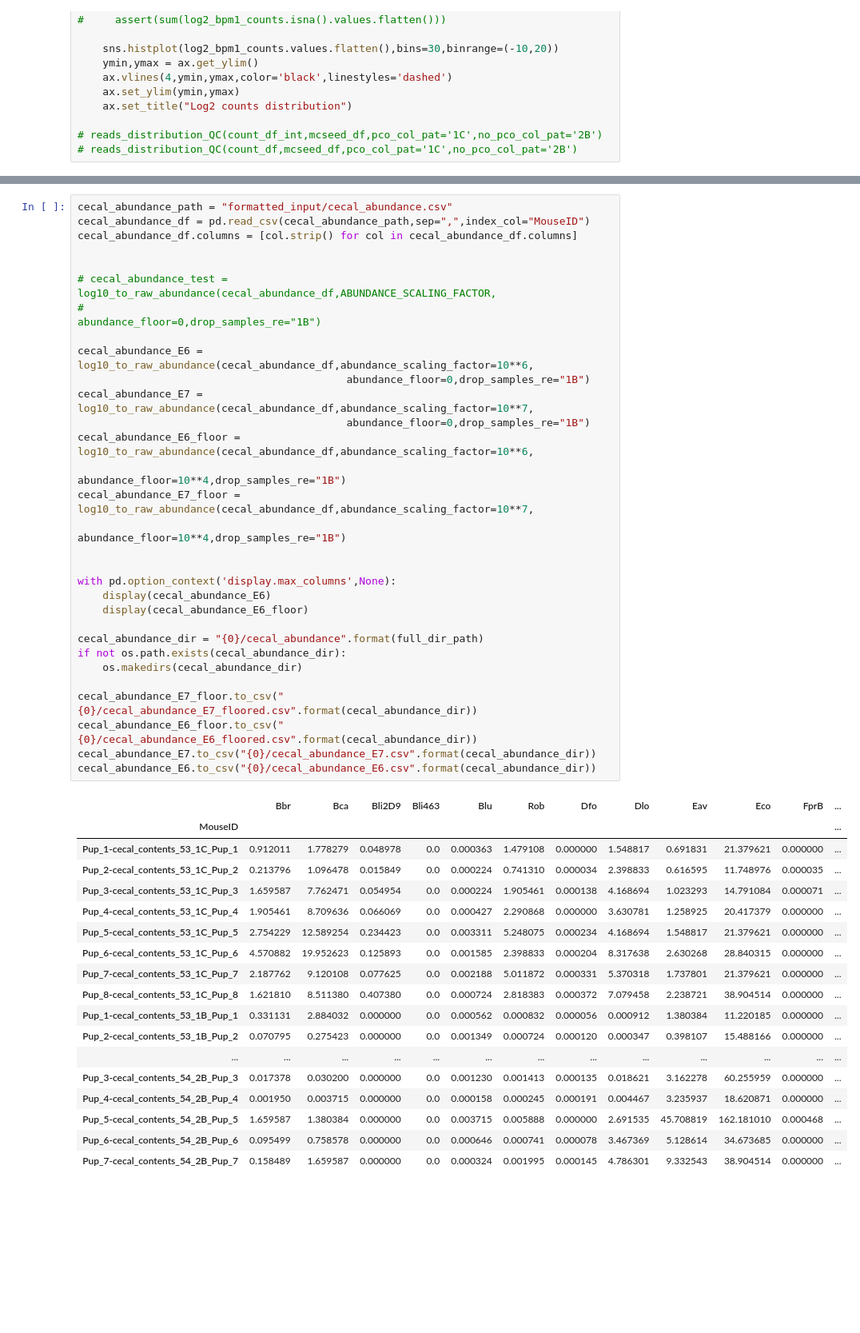
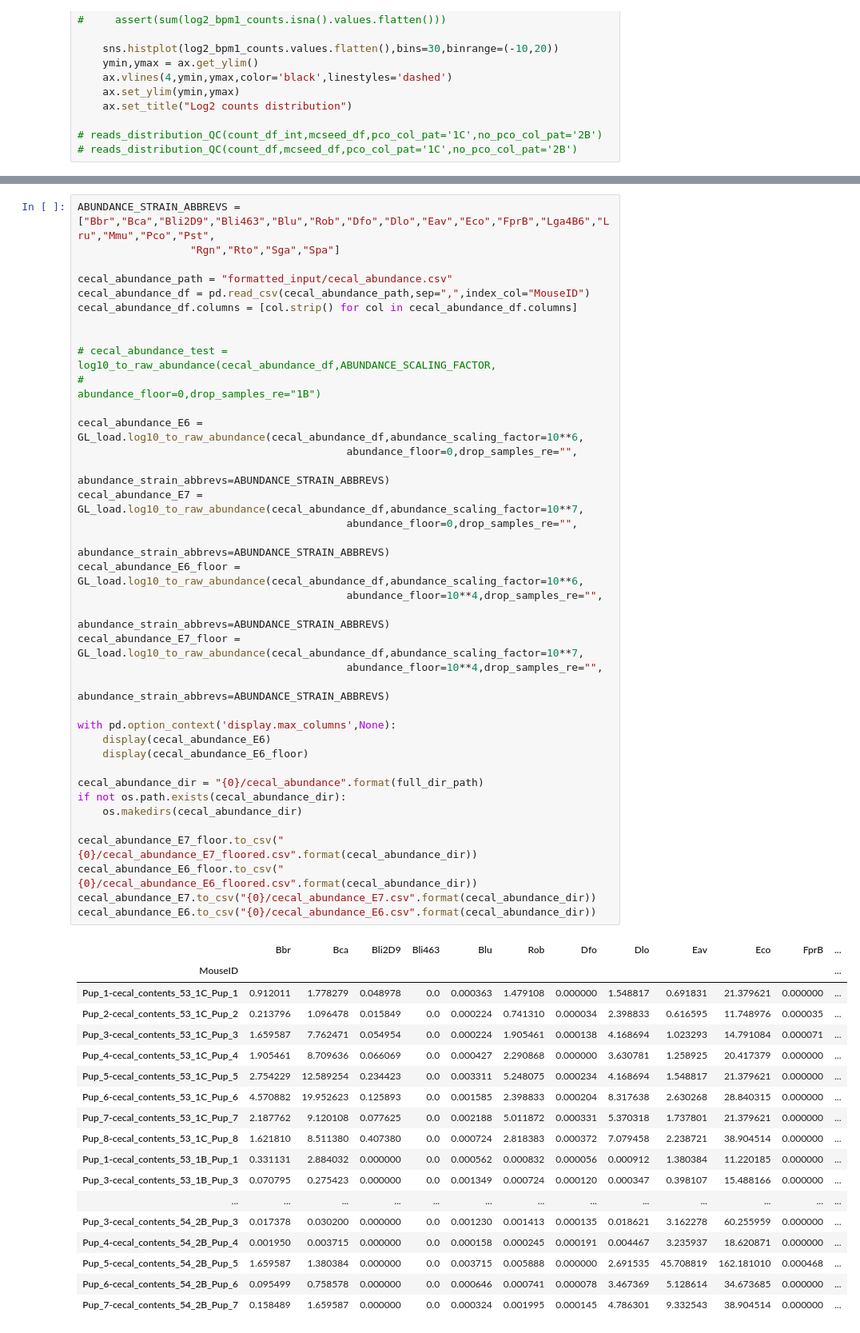
Before and after one commit to evanmlee/GordonLab, a Jupyter notebook: SVD_Preprocessing.ipynb, the cells around one changed output, grey strips where cells are left out. Shown at 80% size. Saved outputs shown, nothing was run; the diff lists cells and outputs as text; blank space fills up the shorter version.

```diff
--- a/SVD_Preprocessing.ipynb
+++ b/SVD_Preprocessing.ipynb
@@ -303,47 +230,53 @@ def log10_to_raw_abundance(abundance_df,abundance_scaling_factor=10**6,abundance
 # %%
+ABUNDANCE_STRAIN_ABBREVS = ["Bbr","Bca","Bli2D9","Bli463","Blu","Rob","Dfo","Dlo","Eav","Eco","FprB","Lga4B6","Lru","Mmu","Pco","Pst",
+                  "Rgn","Rto","Sga","Spa"]
+
 cecal_abundance_path = "formatted_input/cecal_abundance.csv"
 cecal_abundance_df = pd.read_csv(cecal_abundance_path,sep=",",index_col="MouseID")
 cecal_abundance_df.columns = [col.strip() for col in cecal_abundance_df.columns]
 
 
 # cecal_abundance_test = log10_to_raw_abundance(cecal_abundance_df,ABUNDANCE_SCALING_FACTOR,
 #                                               abundance_floor=0,drop_samples_re="1B")
 
-cecal_abundance_E6 = log10_to_raw_abundance(cecal_abundance_df,abundance_scaling_factor=10**6,
-                                           abundance_floor=0,drop_samples_re="1B")
-cecal_abundance_E7 = log10_to_raw_abundance(cecal_abundance_df,abundance_scaling_factor=10**7,
-                                           abundance_floor=0,drop_samples_re="1B")
-cecal_abundance_E6_floor =  log10_to_raw_abundance(cecal_abundance_df,abundance_scaling_factor=10**6,
-                                           abundance_floor=10**4,drop_samples_re="1B")
-cecal_abundance_E7_floor =  log10_to_raw_abundance(cecal_abundance_df,abundance_scaling_factor=10**7,
-                                           abundance_floor=10**4,drop_samples_re="1B")
-
+cecal_abundance_E6 = GL_load.log10_to_raw_abundance(cecal_abundance_df,abundance_scaling_factor=10**6,
+                                           abundance_floor=0,drop_samples_re="",
+                                            abundance_strain_abbrevs=ABUNDANCE_STRAIN_ABBREVS)
+cecal_abundance_E7 = GL_load.log10_to_raw_abundance(cecal_abundance_df,abundance_scaling_factor=10**7,
+                                           abundance_floor=0,drop_samples_re="",
+                                            abundance_strain_abbrevs=ABUNDANCE_STRAIN_ABBREVS)
+cecal_abundance_E6_floor = GL_load.log10_to_raw_abundance(cecal_abundance_df,abundance_scaling_factor=10**6,
+                                           abundance_floor=10**4,drop_samples_re="",
+                                            abundance_strain_abbrevs=ABUNDANCE_STRAIN_ABBREVS)
+cecal_abundance_E7_floor = GL_load.log10_to_raw_abundance(cecal_abundance_df,abundance_scaling_factor=10**7,
+                                           abundance_floor=10**4,drop_samples_re="",
+                                            abundance_strain_abbrevs=ABUNDANCE_STRAIN_ABBREVS)
 
 with pd.option_context('display.max_columns',None):
     display(cecal_abundance_E6)
     display(cecal_abundance_E6_floor)
 
 cecal_abundance_dir = "{0}/cecal_abundance".format(full_dir_path)
 if not os.path.exists(cecal_abundance_dir):
     os.makedirs(cecal_abundance_dir)
 
 cecal_abundance_E7_floor.to_csv("{0}/cecal_abundance_E7_floored.csv".format(cecal_abundance_dir))
 cecal_abundance_E6_floor.to_csv("{0}/cecal_abundance_E6_floored.csv".format(cecal_abundance_dir))
 cecal_abundance_E7.to_csv("{0}/cecal_abundance_E7.csv".format(cecal_abundance_dir))
 cecal_abundance_E6.to_csv("{0}/cecal_abundance_E6.csv".format(cecal_abundance_dir))
 # %% [output]
 |  | Bbr | Bca | Bli2D9 | Bli463 | Blu | Rob | Dfo | Dlo | Eav | Eco | FprB | ... |
 | MouseID |  |  |  |  |  |  |  |  |  |  |  | ... |
 | Pup_1-cecal_contents_53_1C_Pup_1 | 0.912011 | 1.778279 | 0.048978 | 0.0 | 0.000363 | 1.479108 | 0.000000 | 1.548817 | 0.691831 | 21.379621 | 0.000000 | ... |
 | Pup_2-cecal_contents_53_1C_Pup_2 | 0.213796 | 1.096478 | 0.015849 | 0.0 | 0.000224 | 0.741310 | 0.000034 | 2.398833 | 0.616595 | 11.748976 | 0.000035 | ... |
 | Pup_3-cecal_contents_53_1C_Pup_3 | 1.659587 | 7.762471 | 0.054954 | 0.0 | 0.000224 | 1.905461 | 0.000138 | 4.168694 | 1.023293 | 14.791084 | 0.000071 | ... |
 | Pup_4-cecal_contents_53_1C_Pup_4 | 1.905461 | 8.709636 | 0.066069 | 0.0 | 0.000427 | 2.290868 | 0.000000 | 3.630781 | 1.258925 | 20.417379 | 0.000000 | ... |
 | Pup_5-cecal_contents_53_1C_Pup_5 | 2.754229 | 12.589254 | 0.234423 | 0.0 | 0.003311 | 5.248075 | 0.000234 | 4.168694 | 1.548817 | 21.379621 | 0.000000 | ... |
 | Pup_6-cecal_contents_53_1C_Pup_6 | 4.570882 | 19.952623 | 0.125893 | 0.0 | 0.001585 | 2.398833 | 0.000204 | 8.317638 | 2.630268 | 28.840315 | 0.000000 | ... |
 | Pup_7-cecal_contents_53_1C_Pup_7 | 2.187762 | 9.120108 | 0.077625 | 0.0 | 0.002188 | 5.011872 | 0.000331 | 5.370318 | 1.737801 | 21.379621 | 0.000000 | ... |
 | Pup_8-cecal_contents_53_1C_Pup_8 | 1.621810 | 8.511380 | 0.407380 | 0.0 | 0.000724 | 2.818383 | 0.000372 | 7.079458 | 2.238721 | 38.904514 | 0.000000 | ... |
 | Pup_1-cecal_contents_53_1B_Pup_1 | 0.331131 | 2.884032 | 0.000000 | 0.0 | 0.000562 | 0.000832 | 0.000056 | 0.000912 | 1.380384 | 11.220185 | 0.000000 | ... |
-| Pup_2-cecal_contents_53_1B_Pup_2 | 0.070795 | 0.275423 | 0.000000 | 0.0 | 0.001349 | 0.000724 | 0.000120 | 0.000347 | 0.398107 | 15.488166 | 0.000000 | ... |
+| Pup_3-cecal_contents_53_1B_Pup_3 | 0.070795 | 0.275423 | 0.000000 | 0.0 | 0.001349 | 0.000724 | 0.000120 | 0.000347 | 0.398107 | 15.488166 | 0.000000 | ... |
 | ... | ... | ... | ... | ... | ... | ... | ... | ... | ... | ... | ... | ... |
 | Pup_3-cecal_contents_54_2B_Pup_3 | 0.017378 | 0.030200 | 0.000000 | 0.0 | 0.001230 | 0.001413 | 0.000135 | 0.018621 | 3.162278 | 60.255959 | 0.000000 | ... |
 | Pup_4-cecal_contents_54_2B_Pup_4 | 0.001950 | 0.003715 | 0.000000 | 0.0 | 0.000158 | 0.000245 | 0.000191 | 0.004467 | 3.235937 | 18.620871 | 0.000000 | ... |
```
Also changed, not shown: parts of 14 cells of this notebook, 9 other files.
